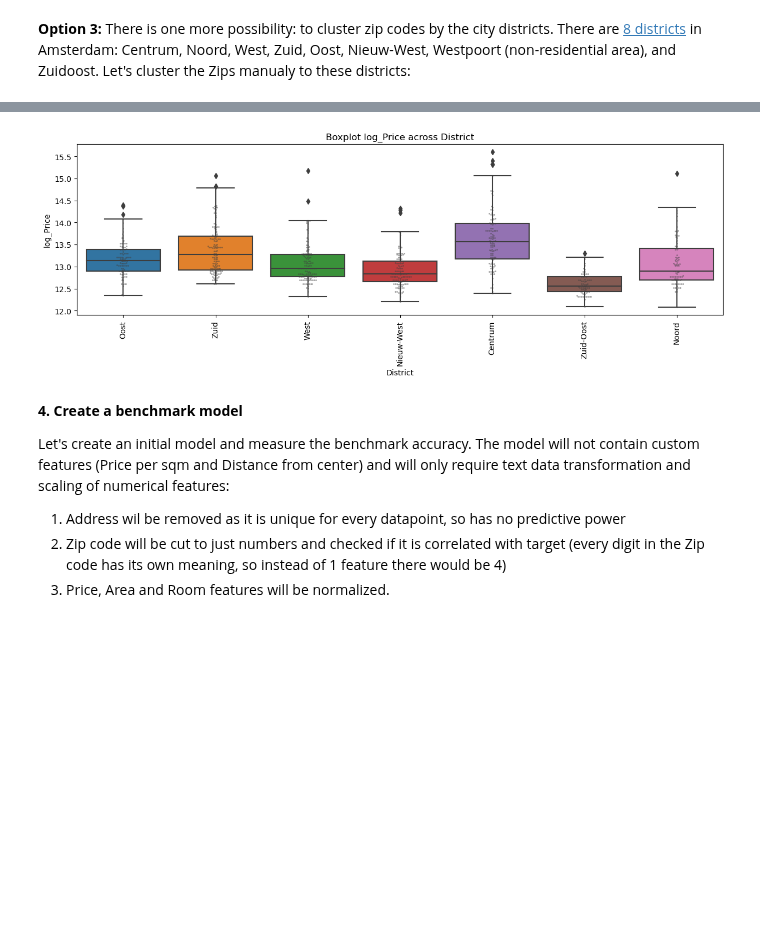
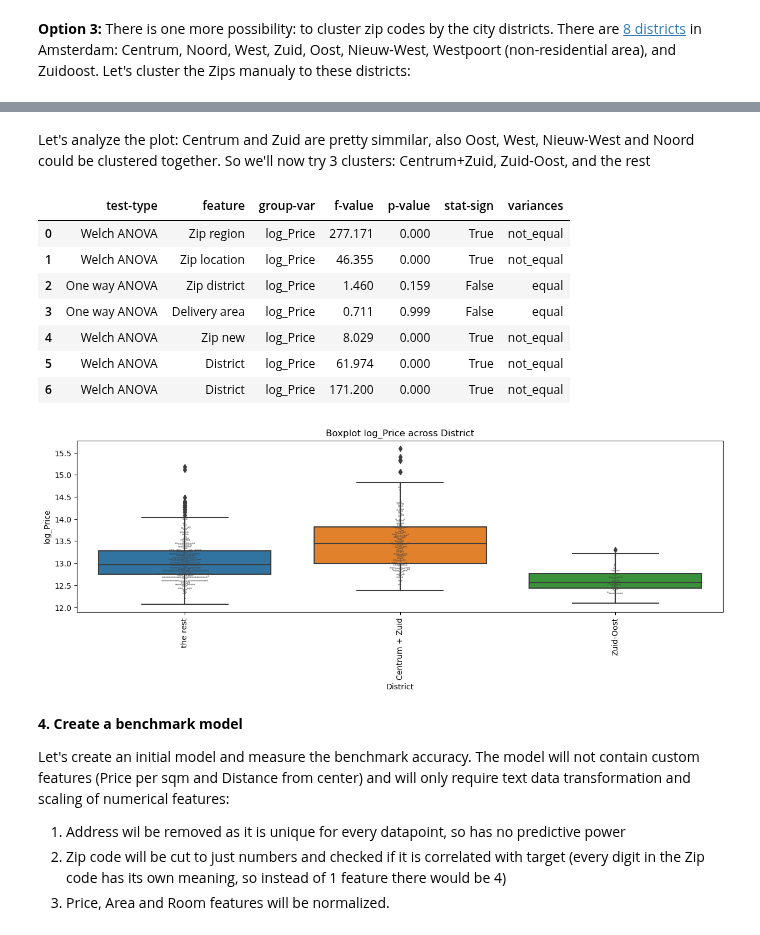
Before and after one commit to nadiia-duiunova/House_price, a Jupyter notebook: Stat inference.ipynb, the cells around one changed output, grey strips where cells are left out. Cells and saved outputs as stored; diff of their text form; code cells hidden in the pictures; blank space fills up the shorter version.

Commit message:
Analyze ZIP feature deeper

```diff
--- a/Stat inference.ipynb
+++ b/Stat inference.ipynb
@@ -527,0 +528,4 @@ Name: count, dtype: int64
+# %%
+data1['log_Price_sqm'] = np.log(data1['Price per sqm'])
+anova_df = custom_anova(data=data1, grouping_var=['District'], feature='log_Price', result_table=anova_df)
+anova_df
@@ -527,0 +541,2 @@ Name: count, dtype: int64
+# %% [markdown]
+Let's analyze the plot: Centrum and Zuid are pretty simmilar, also Oost, West, Nieuw-West and Noord could be clustered together. So we'll now try 3 clusters: Centrum+Zuid, Zuid-Oost, and the rest
@@ -528,7 +553,16 @@ Name: count, dtype: int64
 # %%
 anova_df = custom_anova(data=data1, grouping_var=['District'], feature='log_Price', result_table=anova_df)
+anova_df
 # %% [output]
+|  | test-type | feature | group-var | f-value | p-value | stat-sign | variances |
+| 0 | Welch ANOVA | Zip region | log_Price | 277.171 | 0.000 | True | not_equal |
+| 1 | Welch ANOVA | Zip location | log_Price | 46.355 | 0.000 | True | not_equal |
+| 2 | One way ANOVA | Zip district | log_Price | 1.460 | 0.159 | False | equal |
+| 3 | One way ANOVA | Delivery area | log_Price | 0.711 | 0.999 | False | equal |
+| 4 | Welch ANOVA | Zip new | log_Price | 8.029 | 0.000 | True | not_equal |
+| 5 | Welch ANOVA | District | log_Price | 61.974 | 0.000 | True | not_equal |
+| 6 | Welch ANOVA | District | log_Price | 171.200 | 0.000 | True | not_equal |
-[figure, old version]
+[figure, new version]
 # %% [markdown]
 **4. Create a benchmark model**
 
```
Also changed, not shown: parts of 21 cells of this notebook.
